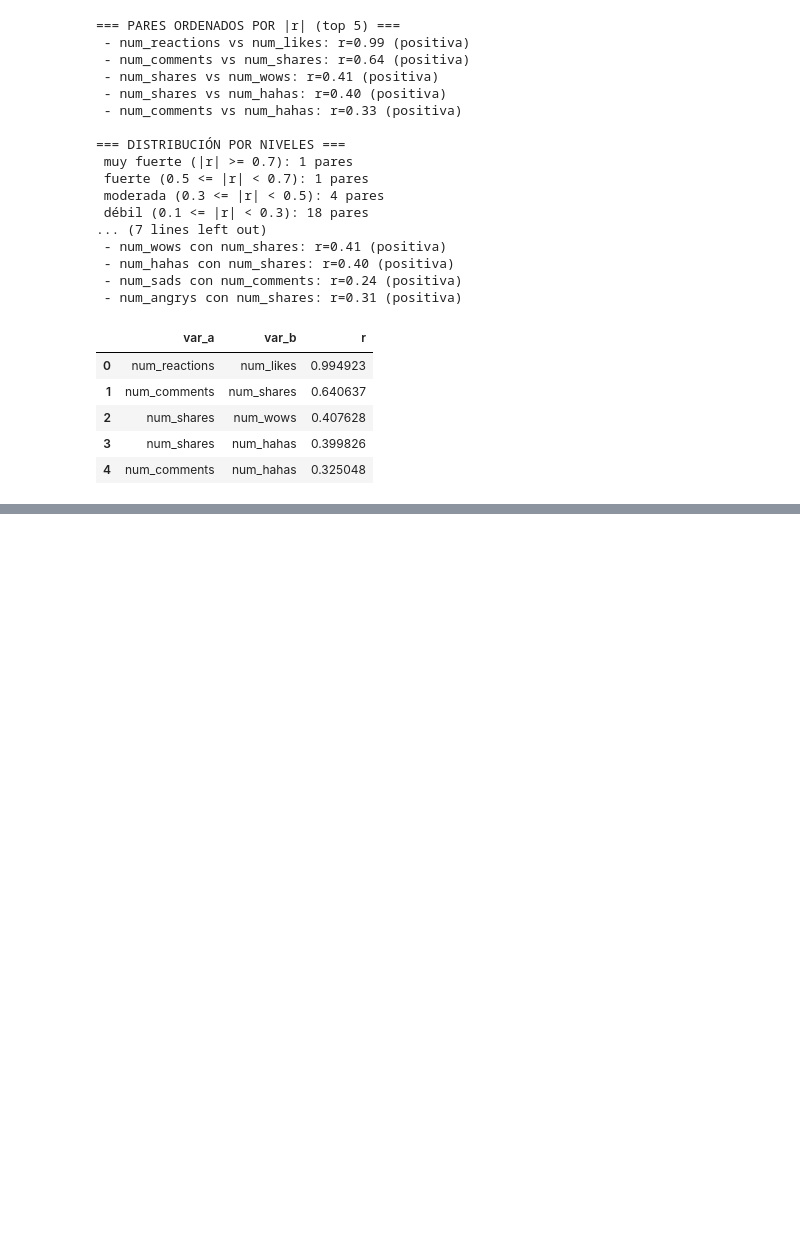
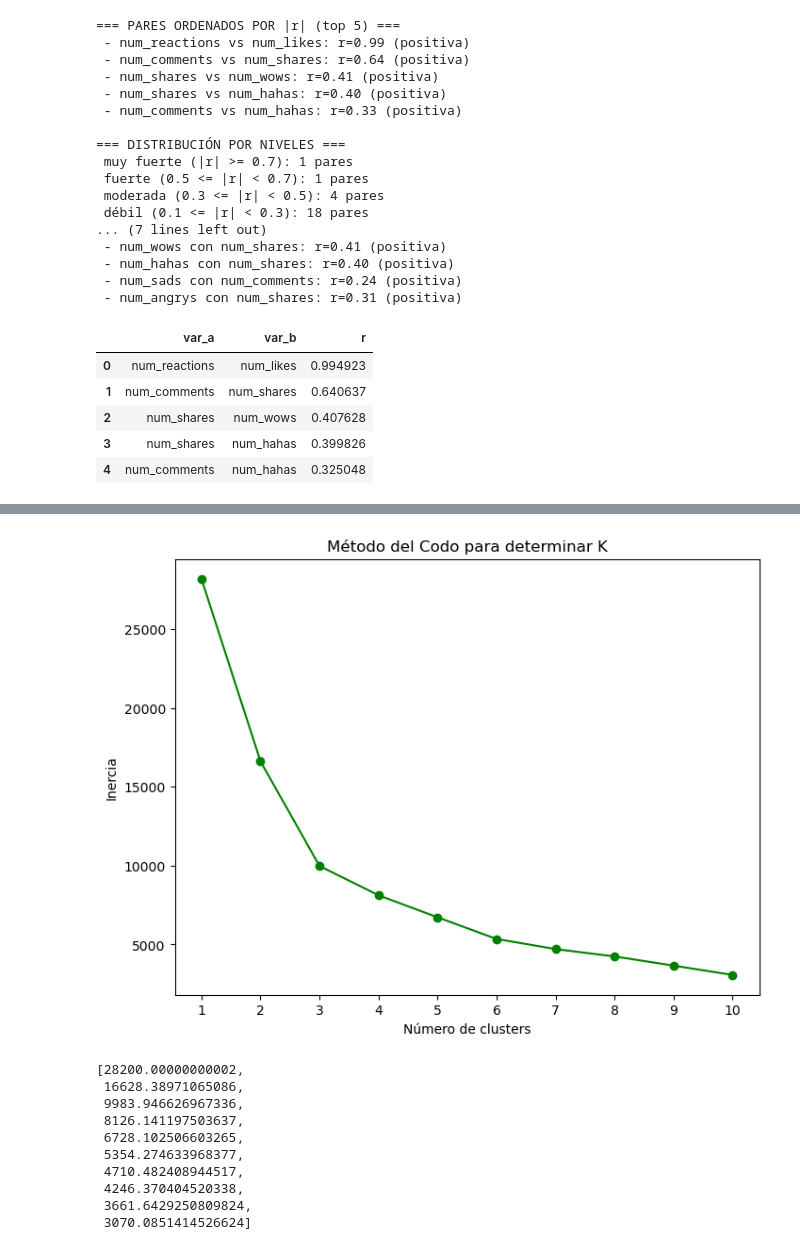
Before and after one commit to Rodrigo041125/Clase1ArteAnalitica, a Jupyter notebook: htmapnboxplt.ipynb, the cells around one changed output, grey strips where cells are left out. Saved outputs shown, nothing was run; the diff lists cells and outputs as text; code cells hidden in the pictures; blank space fills up the shorter version.

Commit message:
Add files via upload
Sobre el archivo de los heatmaps y box plots se trabajó el clustering mediante el uso de K-means, aqui el archivo actualizado

```diff
--- a/htmapnboxplt.ipynb
+++ b/htmapnboxplt.ipynb
@@ -185,0 +197,5 @@ res_df.head()
+# %%
+data_clean = data.drop(columns=['num_wows', 'num_hahas', 'num_sads', 'num_angrys'])
+data_clean.head()
+#Aqui, en seguimiento a las conclusiones de la actividad anterior#
+#Decicí eliminar las columnas de wows, hahas, sads y angrys ya que tenían valores atípicos y correlaciones bajas con las otras variables
@@ -185,0 +209,3 @@ res_df.head()
+# %%
+cols_clean = ['num_reactions', 'num_comments', 'num_shares', 'num_likes']
+data_clean.info()
@@ -185,0 +228,38 @@ res_df.head()
+# %%
+from sklearn.preprocessing import StandardScaler
+from sklearn.cluster import KMeans
+X = data_clean[cols_clean]
+scaler = StandardScaler()
+X_scaled = scaler.fit_transform(X)
+
+inertias =[]
+K = range(1,11)
+for k in K:
+    kmeans = KMeans(n_clusters=k, random_state=42, max_iter=100)
+    kmeans.fit(X_scaled)
+    inertias.append(kmeans.inertia_)
+
+plt.figure(figsize=(8,6))
+plt.plot(K, inertias, 'o-', color='green')
+plt.title('Método del Codo para determinar K')
+plt.xlabel('Número de clusters')
+plt.ylabel('Inercia')
+plt.xticks(K)
+plt.show()
+inertias
+
+#en esta parte del código utilice el elbow method para determinar el número óptimo de clusters en el conjunto de datos escalados
+#con datos escalados me refiero a que se uso el StandarScaler para que todas las variables tengan la misma escala y peso y que asi no afecten el resultado final
+#podemos ver en la gráfica que el codo se forma entre 3 y 4 clusters, por lo que se podría eleger cualquiera de estos dos valores
+# %% [output]
+[figure, added]
+[28200.00000000002,
+ 16628.38971065086,
+ 9983.946626967336,
+ 8126.141197503637,
+ 6728.102506603265,
+ 5354.274633968377,
+ 4710.482408944517,
+ 4246.370404520338,
+ 3661.6429250809824,
+ 3070.0851414526624]
```
Also changed, not shown: parts of 6 cells of this notebook.
